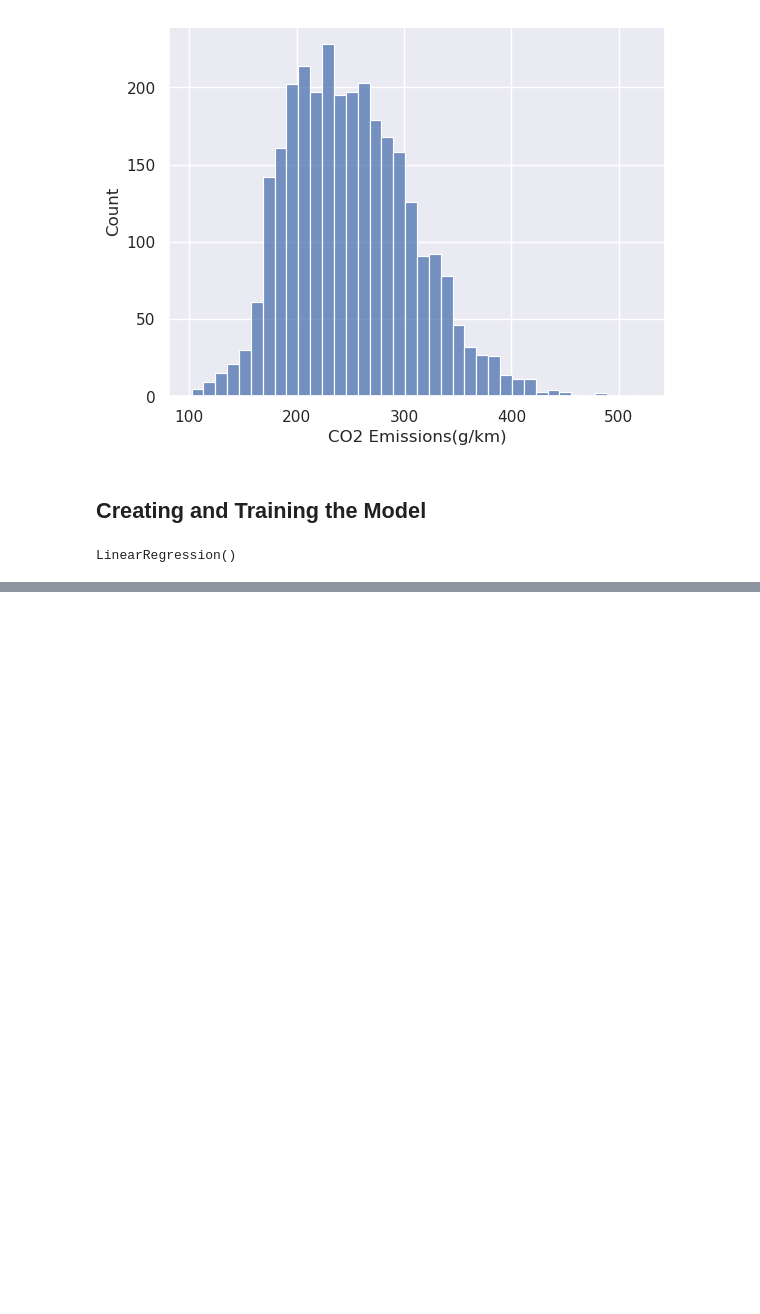
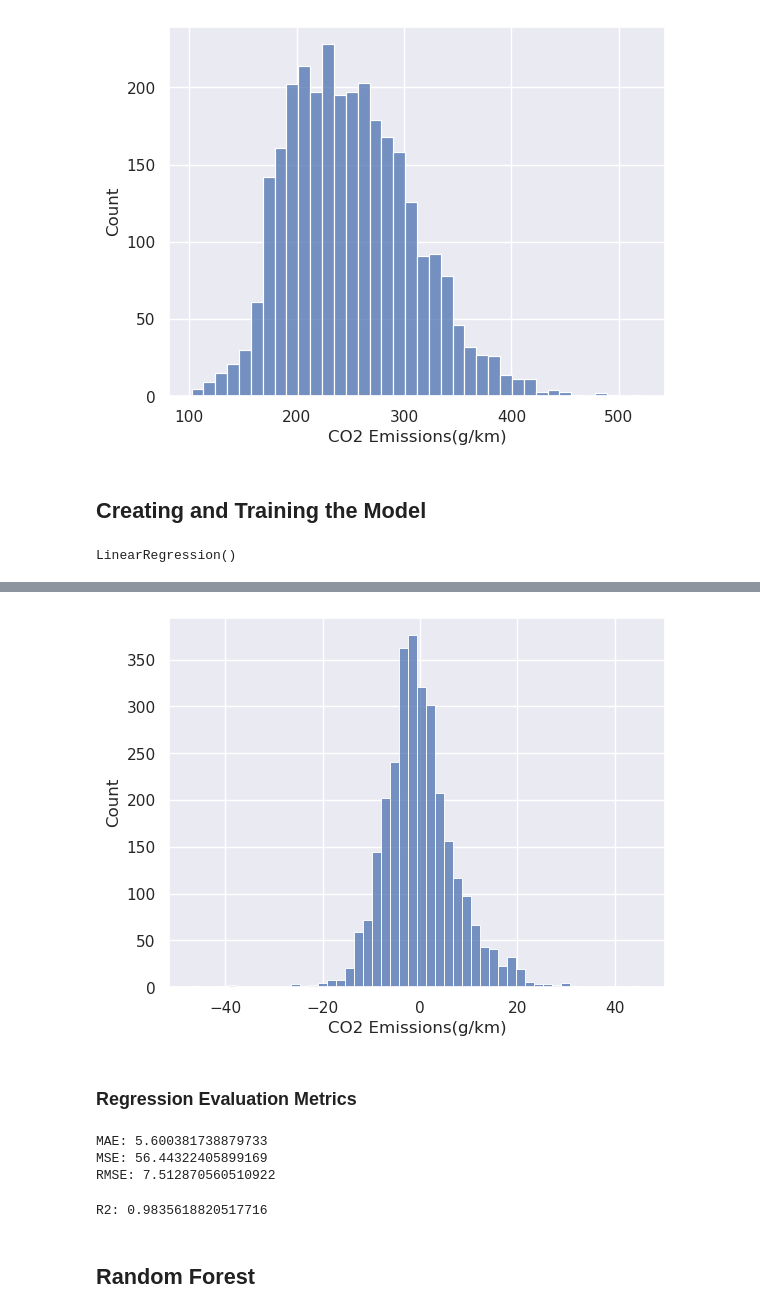
Before and after one commit to ritavaz02/daa, a Jupyter notebook: dataset_grupo/daa.ipynb, the cells around one changed output, grey strips where cells are left out. Drawn from its saved outputs; the diff is of its cells as text; code cells hidden in the pictures; blank space fills up the shorter version.

```diff
--- a/dataset_grupo/daa.ipynb
+++ b/dataset_grupo/daa.ipynb
@@ -360,0 +394,6 @@ LinearRegression()
+# %%
+sns.histplot((y_test-predictions), bins=50);
+# %% [output]
+[figure, added]
+# %% [markdown]
+### Regression Evaluation Metrics
@@ -360,0 +402,16 @@ LinearRegression()
+# %%
+print('MAE:', metrics.mean_absolute_error(y_test,predictions))
+print('MSE:', metrics.mean_squared_error(y_test, predictions))
+print('RMSE:', np.sqrt(metrics.mean_squared_error(y_test,predictions)))
+# %% [output]
+MAE: 5.600381738879733
+MSE: 56.44322405899169
+RMSE: 7.512870560510922
+# %%
+from sklearn.metrics import r2_score
+r_squared = r2_score(y_test, predictions)
+print('R2:', r_squared)
+# %% [output]
+R2: 0.9835618820517716
+# %% [markdown]
+## Random Forest
```
Also changed, not shown: parts of 12 cells of this notebook.
